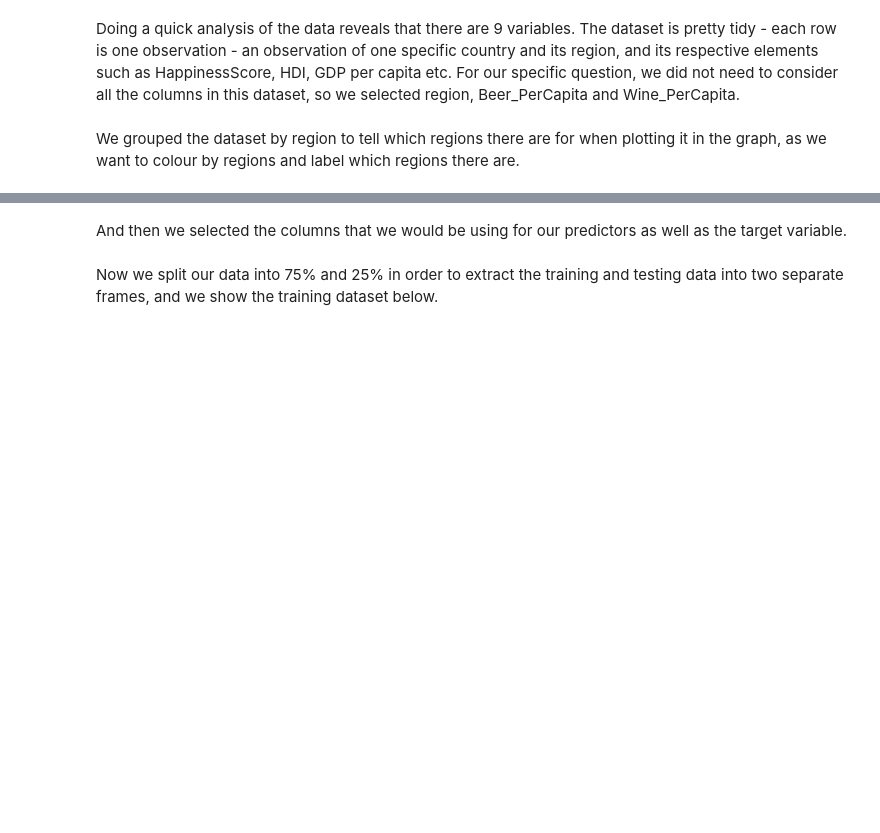
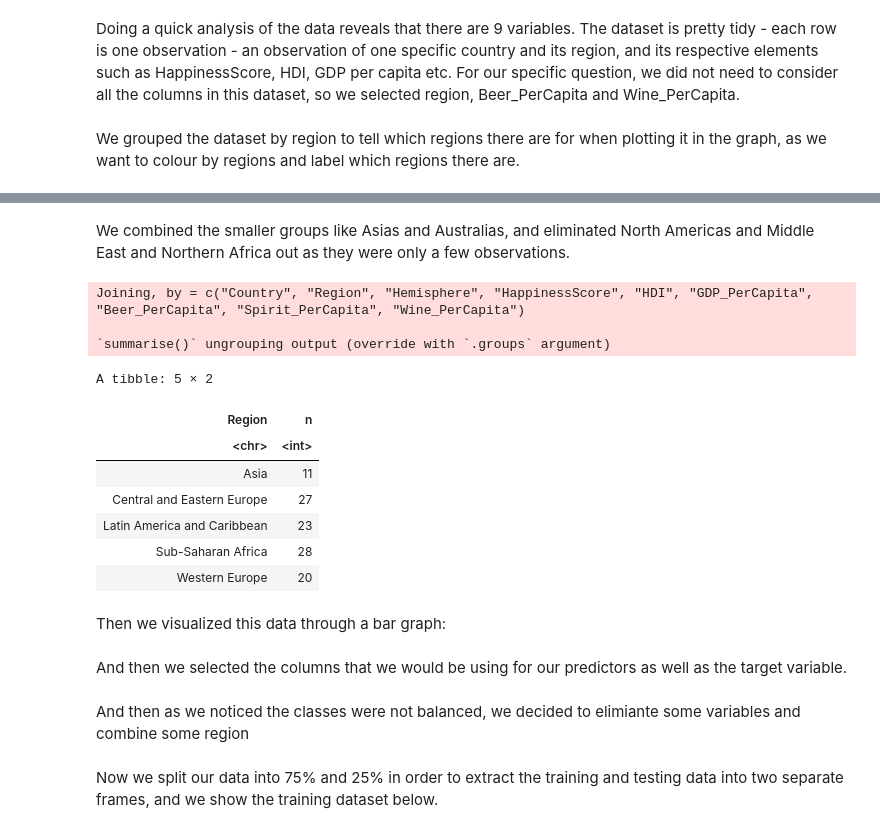
Before and after one commit to chloekim672/007-project-dsci-25-, a Jupyter notebook: dsciprojectfinal.ipynb, the cells around one changed output, grey strips where cells are left out. Cells and saved outputs as stored; diff of their text form; code cells hidden in the pictures; blank space fills up the shorter version.

Commit message:
combined

```diff
--- a/dsciprojectfinal.ipynb
+++ b/dsciprojectfinal.ipynb
@@ -57,3 +91,39 @@ data_grouped
+# %% [markdown]
+We combined the smaller groups like Asias and Australias, and eliminated North Americas and Middle East and Northern Africa out as they were only a few observations.
+# %%
+Region_asia <- alcohol_data %>%
+            filter(Region == "Southeastern Asia" | Region == "Eastern Asia" | Region == "Australia and New Zealand") %>%
+            rowwise() %>%
+            mutate(Region = "Asia")
+
+alcohol_data_filtered <- alcohol_data %>%
+            filter(Region == "Sub-Saharan Africa"| Region == "Latin America and Caribbean"|
+                 Region == "Western Europe" | Region ==  "Central and Eastern Europe")
+
+
+
+alcohol_data_good <- full_join(Region_asia, alcohol_data_filtered)
+
+
+alcohol_data_count <-alcohol_data_good %>%
+                    group_by(Region) %>%
+                    summarize(n = n())
+
+alcohol_data_count
+# %% [output]
+Joining, by = c("Country", "Region", "Hemisphere", "HappinessScore", "HDI", "GDP_PerCapita", "Beer_PerCapita", "Spirit_PerCapita", "Wine_PerCapita")
+
+`summarise()` ungrouping output (override with `.groups` argument)
+A tibble: 5 × 2
+| Region | n |
+| <chr> | <int> |
+| Asia | 11 |
+| Central and Eastern Europe | 27 |
+| Latin America and Caribbean | 23 |
+| Sub-Saharan Africa | 28 |
+| Western Europe | 20 |
+# %% [markdown]
+Then we visualized this data through a bar graph:
 # %% [markdown]
 And then we selected the columns that we would be using for our predictors as well as the target variable.
 # %%
@@ -62,2 +132,4 @@ data_selected2 <- alcohol_data %>%
 
 data_selected2
+# %% [markdown]
+And then as we noticed the classes were not balanced, we decided to elimiante some variables and combine some region
```
Also changed, not shown: parts of 5 cells of this notebook.
